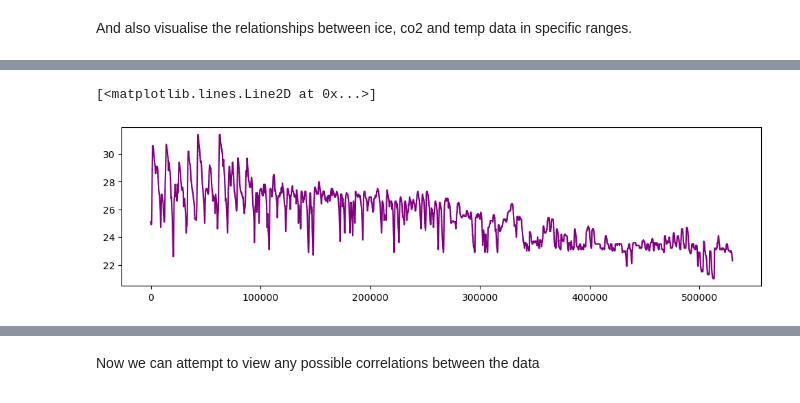
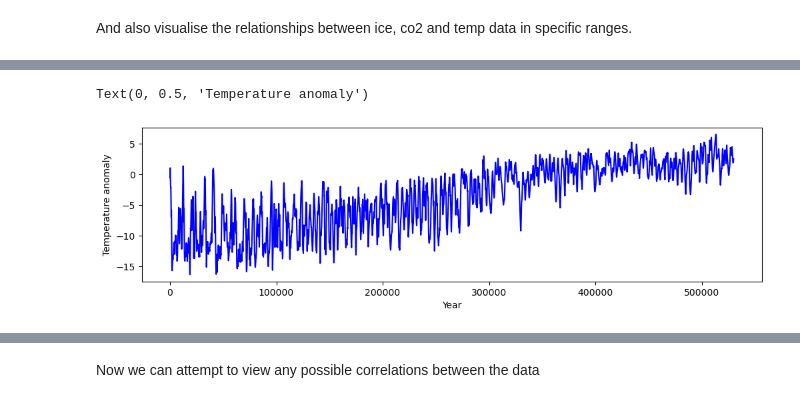
Before and after one commit to nexlanglxm/climate-data-analysis, a Jupyter notebook: project2/project.ipynb, the cells around one changed output, grey strips where cells are left out. Cells and saved outputs as stored; diff of their text form; code cells hidden in the pictures.

```diff
--- a/project2/project.ipynb
+++ b/project2/project.ipynb
@@ -540,7 +541,8 @@ plt.plot(temp_for_ice['EDC3béta'], temp_for_ice['temp'], color='green', label='
 # %%
-# Plotting ice volume  against year
 plt.figure(figsize=(12,3))
-plt.plot(filtered_ice['Transformed Year'], filtered_ice['AnIS-V'], color='purple', label='Ice Volume')
+plt.plot(filtered_ice['Transformed Year'], filtered_ice['tempanomNH'], color='blue', label='Temperature Anomaly')
+plt.xlabel('Year')
+plt.ylabel('Temperature anomaly')
 # %% [output]
-[<matplotlib.lines.Line2D at 0x...>]
+Text(0, 0.5, 'Temperature anomaly')
-[figure, old version]
+[figure, new version]
```
Also changed, not shown: parts of 15 cells of this notebook.
